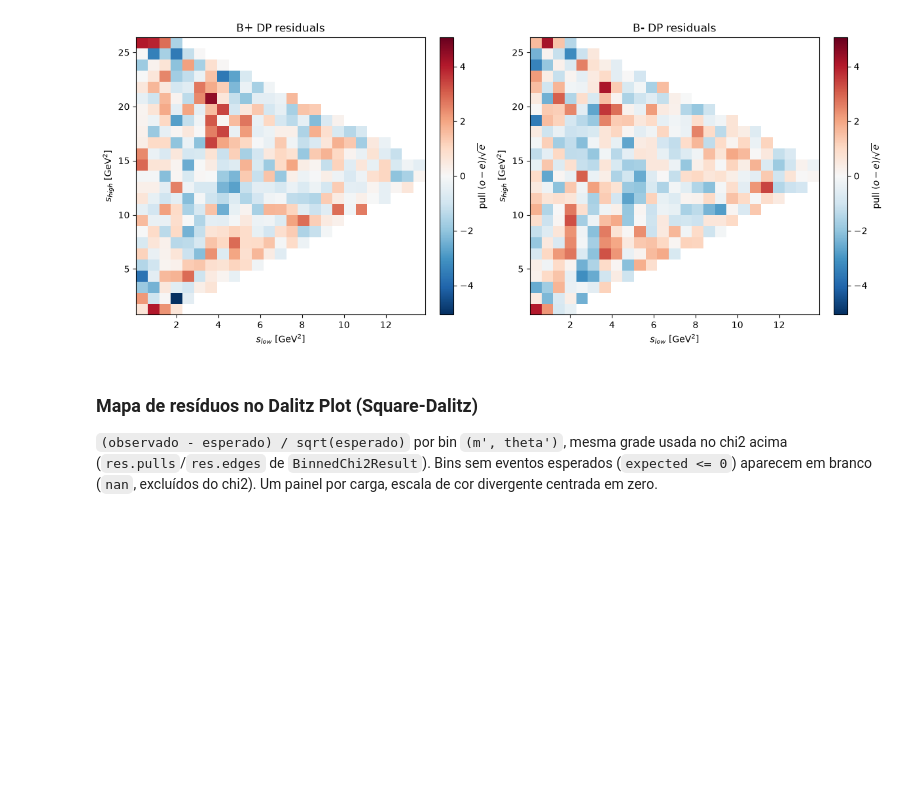
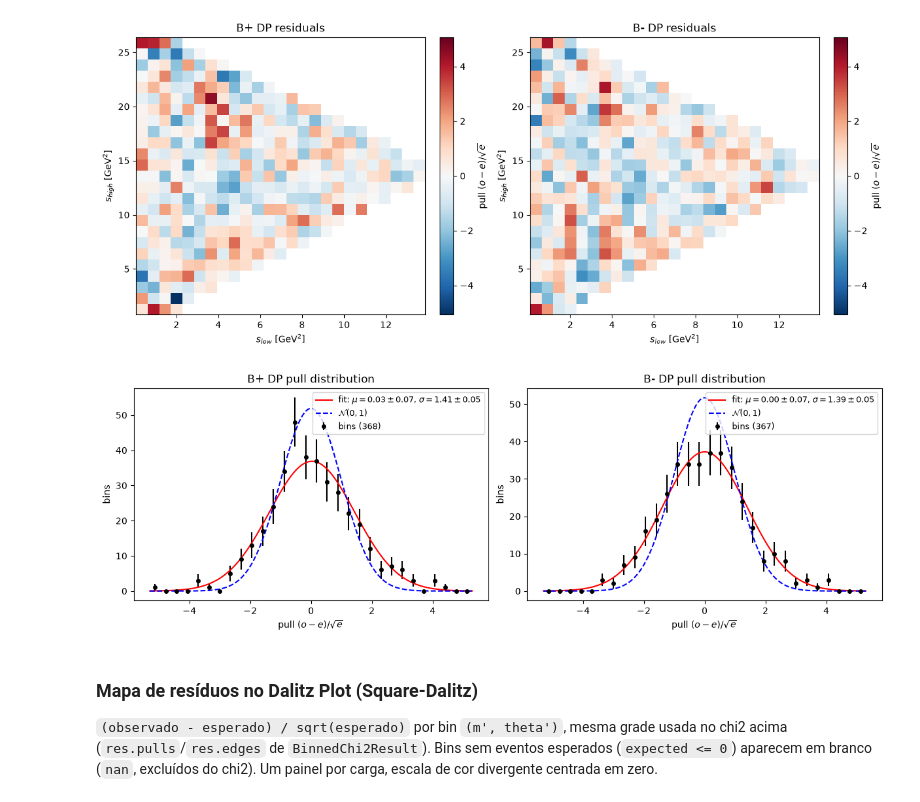
Before and after one commit to JuanBSLeite/DalitzPlotFitter, a Jupyter notebook: notebooks/data_analyses/27_b2pipipi_cpvfit_qmi_step_cp_bins.ipynb, the cells around one changed output. Saved outputs shown, nothing was run; the diff lists cells and outputs as text; code cells hidden in the pictures; blank space fills up the shorter version.

```diff
--- a/notebooks/data_analyses/27_b2pipipi_cpvfit_qmi_step_cp_bins.ipynb
+++ b/notebooks/data_analyses/27_b2pipipi_cpvfit_qmi_step_cp_bins.ipynb
@@ -1757,6 +1760,32 @@ for ax, (charge, res) in zip(axes, gof_dp.items()):
     fig.colorbar(mesh, ax=ax, label=r"pull $(o-e)/\sqrt{e}$")
 # %% [output]
 [figure]
+# %%
+from scipy.stats import norm
+
+# 1D pull distribution of the non-empty DP bins, with an unbinned ML Gaussian fit
+fig, axes = plt.subplots(1, 2, figsize=(12, 4), constrained_layout=True)
+bins_1d = np.linspace(-pull_max, pull_max, 31)
+x_grid = np.linspace(-pull_max, pull_max, 400)
+for ax, (charge, res) in zip(axes, gof_dp.items()):
+    pulls = np.asarray(res.pulls).ravel()
+    pulls = pulls[np.isfinite(pulls)]
+    n = pulls.size
+    mu, sigma = norm.fit(pulls)
+    mu_err, sigma_err = sigma / np.sqrt(n), sigma / np.sqrt(2 * n)
+    bin_width = bins_1d[1] - bins_1d[0]
+    counts, _ = np.histogram(pulls, bins=bins_1d)
+    centers = 0.5 * (bins_1d[:-1] + bins_1d[1:])
+    ax.errorbar(centers, counts, yerr=np.sqrt(counts), fmt="o", color="k", ms=4, label=f"bins ({n})")
+    ax.plot(x_grid, n * bin_width * norm.pdf(x_grid, mu, sigma), "r-",
+            label=rf"fit: $\mu={mu:.2f}\pm{mu_err:.2f}$, $\sigma={sigma:.2f}\pm{sigma_err:.2f}$")
+    ax.plot(x_grid, n * bin_width * norm.pdf(x_grid, 0.0, 1.0), "b--", label=r"$\mathcal{N}(0,1)$")
+    ax.set_xlabel(r"pull $(o-e)/\sqrt{e}$")
+    ax.set_ylabel("bins")
+    ax.set_title(f"B{'+' if charge == 'plus' else '-'} DP pull distribution")
+    ax.legend(fontsize=9)
+# %% [output]
+[figure, added]
 # %% [markdown]
 ### Mapa de resíduos no Dalitz Plot (Square-Dalitz)
 
```
Also changed, not shown: parts of 4 cells of this notebook.
